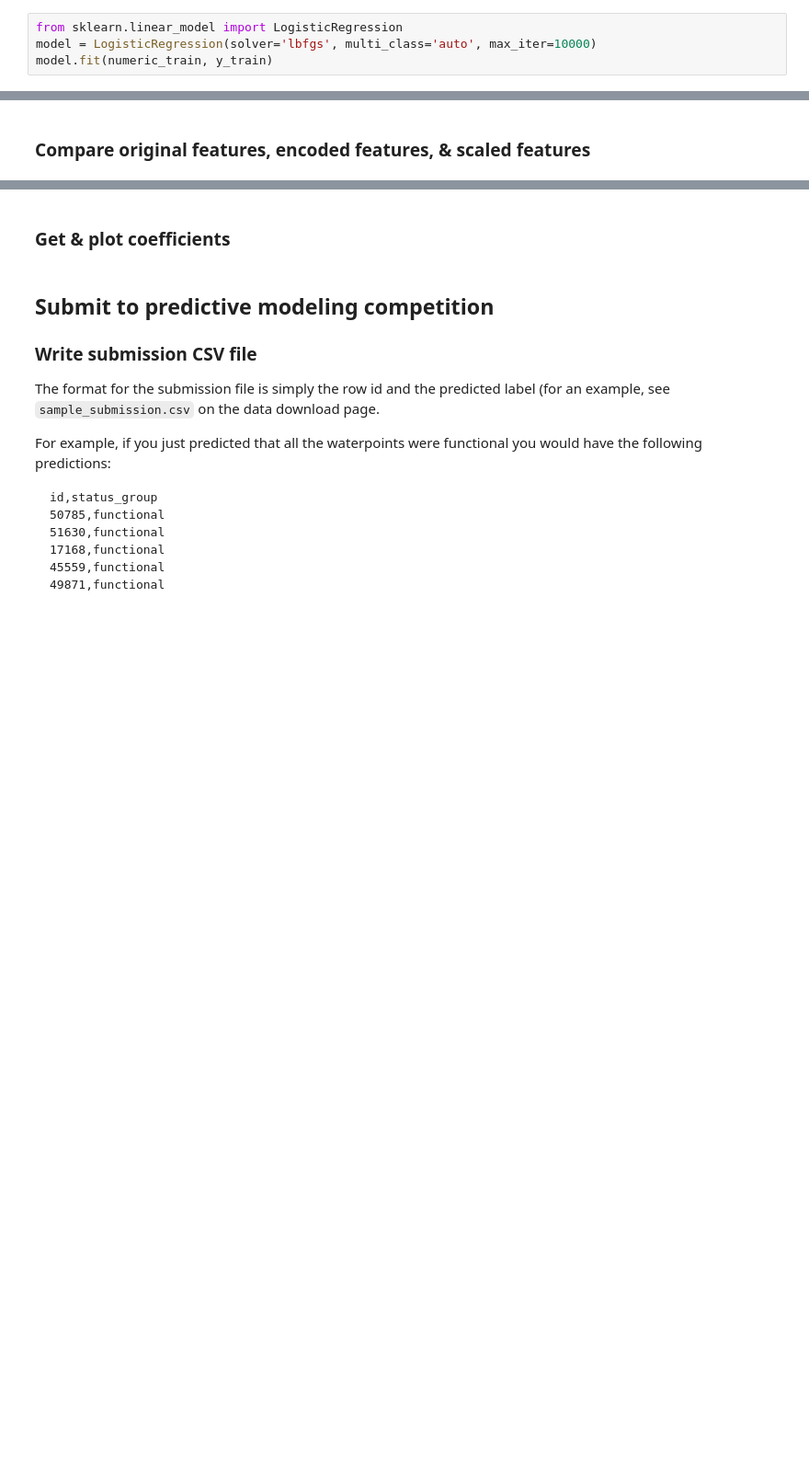
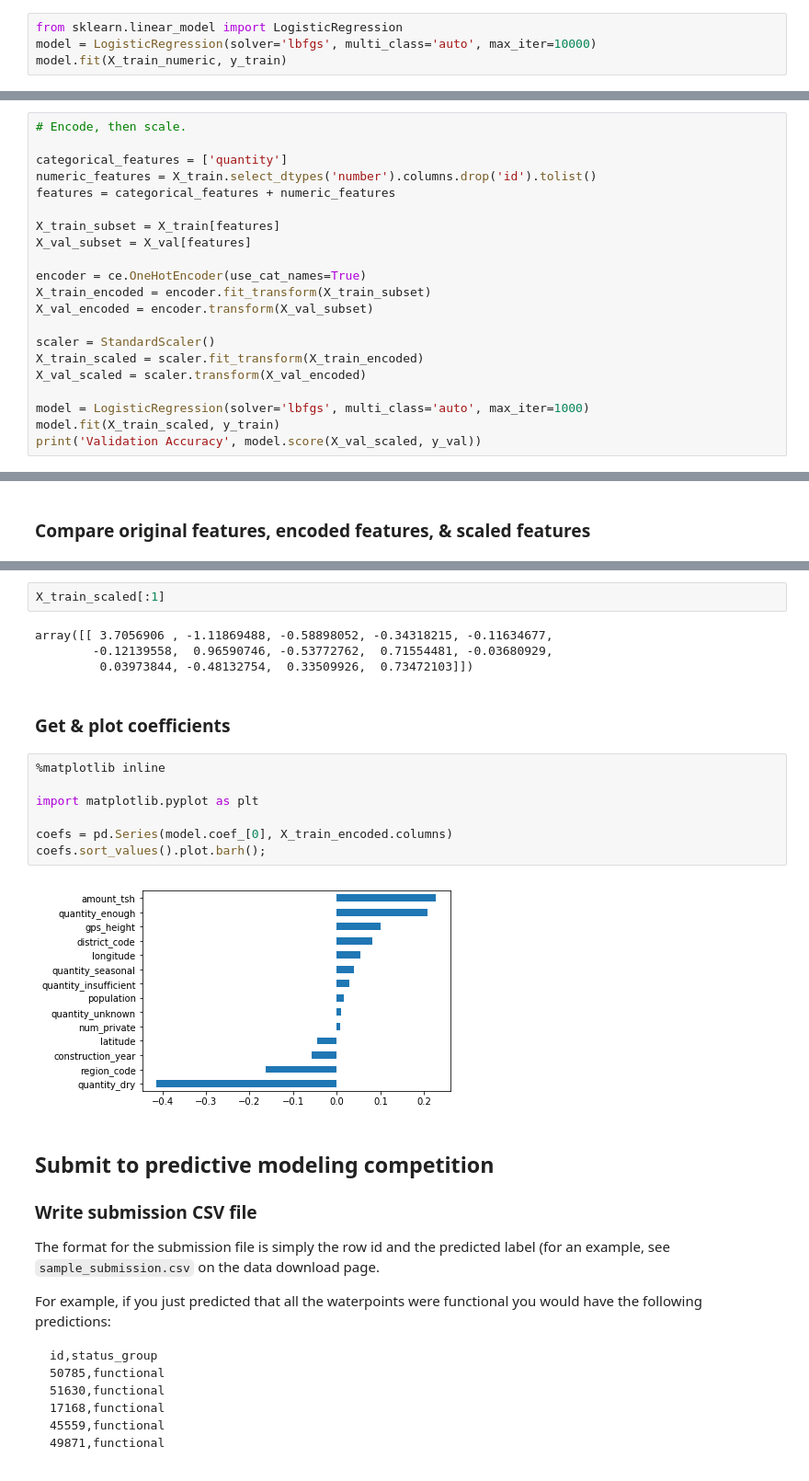
Before and after one commit to LambdaSchool/DEPRECATED-DS-Unit-2-Linear-Models, a Jupyter notebook: module4-logistic-regression/logistic_regression.ipynb, the cells around one changed output, grey strips where cells are left out. Shown at 92% size. Drawn from its saved outputs; the diff is of its cells as text; blank space fills up the shorter version.

```diff
--- a/module4-logistic-regression/logistic_regression.ipynb
+++ b/module4-logistic-regression/logistic_regression.ipynb
@@ -300,7 +300,7 @@ dtype: int64
 # %%
 from sklearn.linear_model import LogisticRegression
 model = LogisticRegression(solver='lbfgs', multi_class='auto', max_iter=10000)
-model.fit(numeric_train, y_train)
+model.fit(X_train_numeric, y_train)
 # %% [output]
 LogisticRegression(C=1.0, class_weight=None, dual=False, fit_intercept=True,
                    intercept_scaling=1, l1_ratio=None, max_iter=10000,
@@ -366,0 +462,21 @@ Scikit-Learn User Guide, [Preprocessing data](https://scikit-learn.org/stable/mo
+# %%
+# Encode, then scale.
+
+categorical_features = ['quantity']
+numeric_features = X_train.select_dtypes('number').columns.drop('id').tolist()
+features = categorical_features + numeric_features
+
+X_train_subset = X_train[features]
+X_val_subset = X_val[features]
+
+encoder = ce.OneHotEncoder(use_cat_names=True)
+X_train_encoded = encoder.fit_transform(X_train_subset)
+X_val_encoded = encoder.transform(X_val_subset)
+
+scaler = StandardScaler()
+X_train_scaled = scaler.fit_transform(X_train_encoded)
+X_val_scaled = scaler.transform(X_val_encoded)
+
+model = LogisticRegression(solver='lbfgs', multi_class='auto', max_iter=1000)
+model.fit(X_train_scaled, y_train)
+print('Validation Accuracy', model.score(X_val_scaled, y_val))
@@ -369,5 +497,20 @@ Scikit-Learn User Guide, [Preprocessing data](https://scikit-learn.org/stable/mo
+# %%
+X_train_scaled[:1]
+# %% [output]
+array([[ 3.7056906 , -1.11869488, -0.58898052, -0.34318215, -0.11634677,
+        -0.12139558,  0.96590746, -0.53772762,  0.71554481, -0.03680929,
+         0.03973844, -0.48132754,  0.33509926,  0.73472103]])
 # %% [markdown]
 ### Get & plot coefficients
+# %%
+%matplotlib inline
+
+import matplotlib.pyplot as plt
+
+coefs = pd.Series(model.coef_[0], X_train_encoded.columns)
+coefs.sort_values().plot.barh();
+# %% [output]
+[figure, added]
 # %% [markdown]
 ## Submit to predictive modeling competition
 
```
Also changed, not shown: parts of 13 cells of this notebook.
